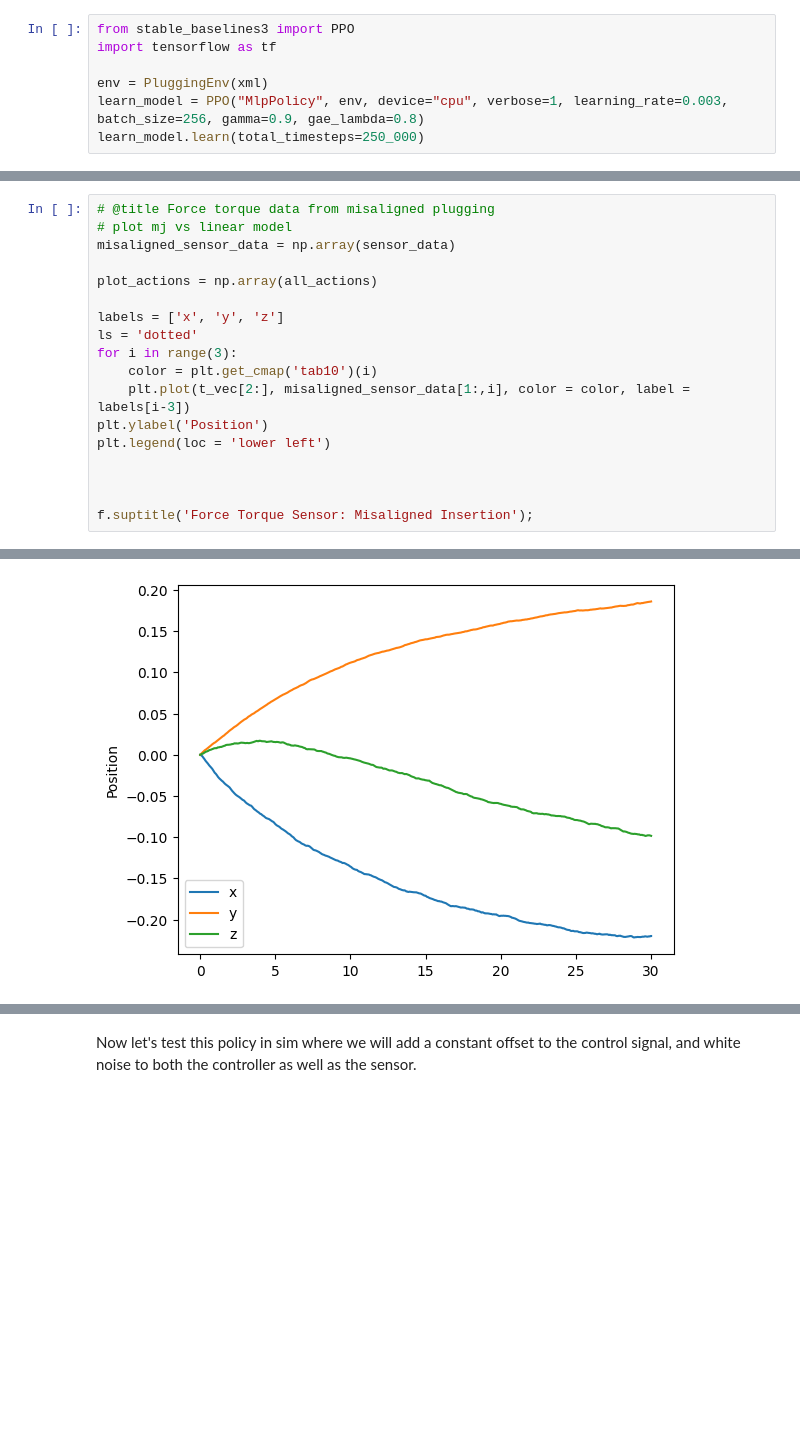
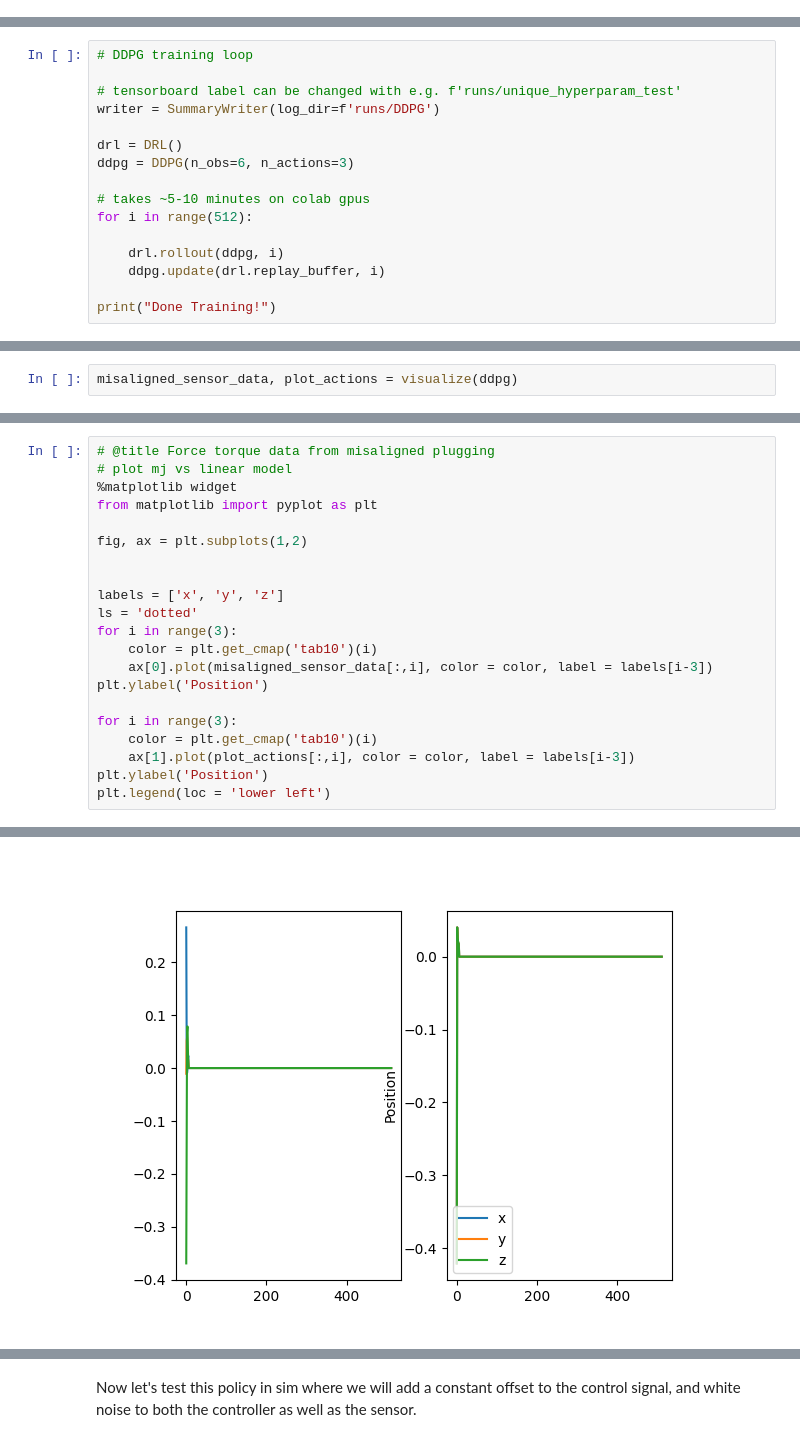
Before and after one commit to mass2010chromium/cs8803_project, a Jupyter notebook: notebook/integrator_dynamics.ipynb, the cells around one changed output, grey strips where cells are left out. Cells and saved outputs as stored; diff of their text form; blank space fills up the shorter version.

Commit message:
trains with position servo

```diff
--- a/notebook/integrator_dynamics.ipynb
+++ b/notebook/integrator_dynamics.ipynb
@@ -260,7 +261,0 @@ Let's see what happens when we try to force a connector that is slightly misalig
-# %%
-from stable_baselines3 import PPO
-import tensorflow as tf
-
-env = PluggingEnv(xml)
-learn_model = PPO("MlpPolicy", env, device="cpu", verbose=1, learning_rate=0.003, batch_size=256, gamma=0.9, gae_lambda=0.8)
-learn_model.learn(total_timesteps=250_000)
@@ -367,0 +446,16 @@ Time elapsed: 3.55195 seconds
+# %%
+# DDPG training loop
+
+# tensorboard label can be changed with e.g. f'runs/unique_hyperparam_test'
+writer = SummaryWriter(log_dir=f'runs/DDPG')
+
+drl = DRL()
+ddpg = DDPG(n_obs=6, n_actions=3)
+
+# takes ~5-10 minutes on colab gpus
+for i in range(512):
+
+    drl.rollout(ddpg, i)
+    ddpg.update(drl.replay_buffer, i)
+
+print("Done Training!")
@@ -367,0 +496,2 @@ Time elapsed: 3.55195 seconds
+# %%
+misaligned_sensor_data, plot_actions = visualize(ddpg)
@@ -368,19 +500,22 @@ Time elapsed: 3.55195 seconds
 # %%
 # @title Force torque data from misaligned plugging
 # plot mj vs linear model
-misaligned_sensor_data = np.array(sensor_data)
+%matplotlib widget
+from matplotlib import pyplot as plt
 
-plot_actions = np.array(all_actions)
+fig, ax = plt.subplots(1,2)
+
 
 labels = ['x', 'y', 'z']
 ls = 'dotted'
 for i in range(3):
     color = plt.get_cmap('tab10')(i)
-    plt.plot(t_vec[2:], misaligned_sensor_data[1:,i], color = color, label = labels[i-3])
+    ax[0].plot(misaligned_sensor_data[:,i], color = color, label = labels[i-3])
+plt.ylabel('Position')
+
+for i in range(3):
+    color = plt.get_cmap('tab10')(i)
+    ax[1].plot(plot_actions[:,i], color = color, label = labels[i-3])
 plt.ylabel('Position')
 plt.legend(loc = 'lower left')
-
-
-
-f.suptitle('Force Torque Sensor: Misaligned Insertion');
 # %% [output]
@@ -387 +523 @@ f.suptitle('Force Torque Sensor: Misaligned Insertion');
-[figure, old version]
+[figure, new version]
```
Also changed, not shown: parts of 20 cells of this notebook.
